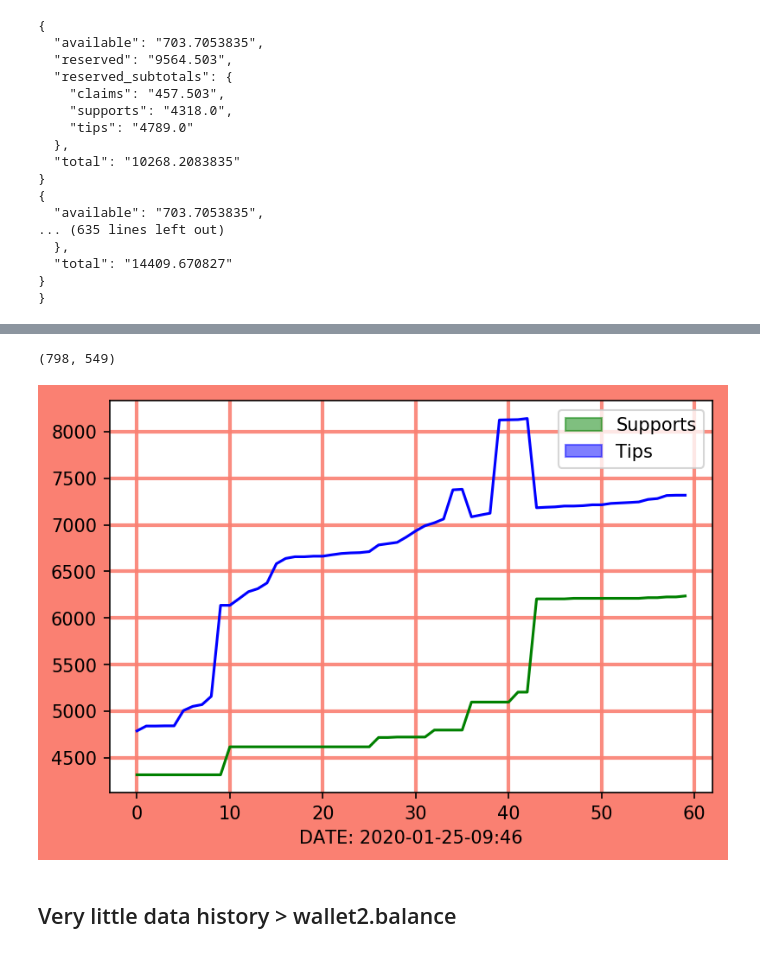
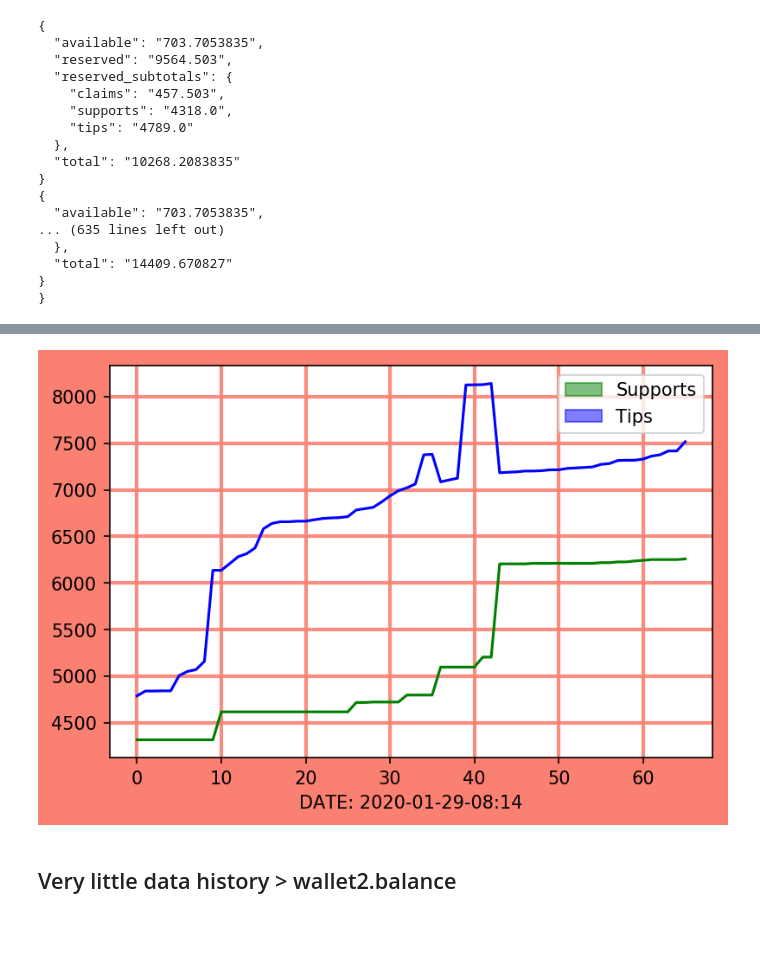
Before and after one commit to JupyterJones/LBRY-toolbox, a Jupyter notebook: Plots-Graphs.ipynb, the cells around one changed output, grey strips where cells are left out. Cells and saved outputs as stored; diff of their text form; code cells hidden in the pictures.

```diff
--- a/Plots-Graphs.ipynb
+++ b/Plots-Graphs.ipynb
@@ -432,11 +426,11 @@ IMG
-# %%
-from PIL import Image
-IMG = Image.open('202001250946-full.png')
-print IMG.size
-IMG
-# %% [output]
-(798, 549)
-[figure, removed]
+# %%
+from PIL import Image
+files = glob('images/*full.png') # * means all *full.png
+filename = max(files, key=os.path.getctime)
+IMG = Image.open(filename)
+IMG
+# %% [output]
+[figure, added]
 # %% [markdown]
 ## Very little data history > wallet2.balance
 # %%
```
Also changed, not shown: parts of 13 cells of this notebook, 10 other files.
